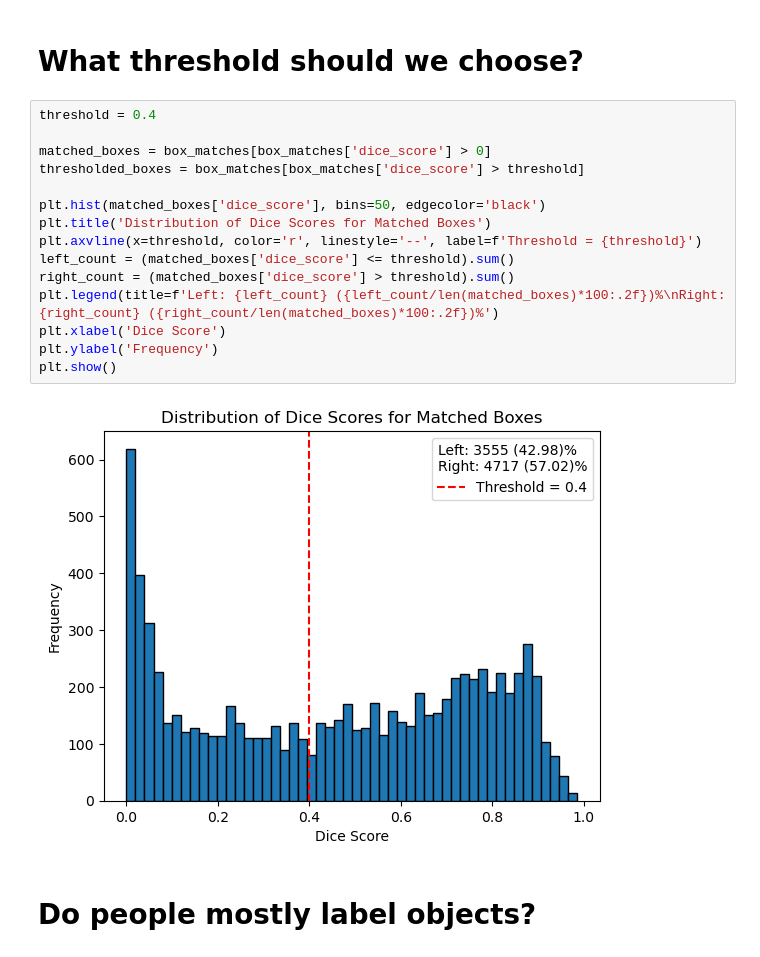
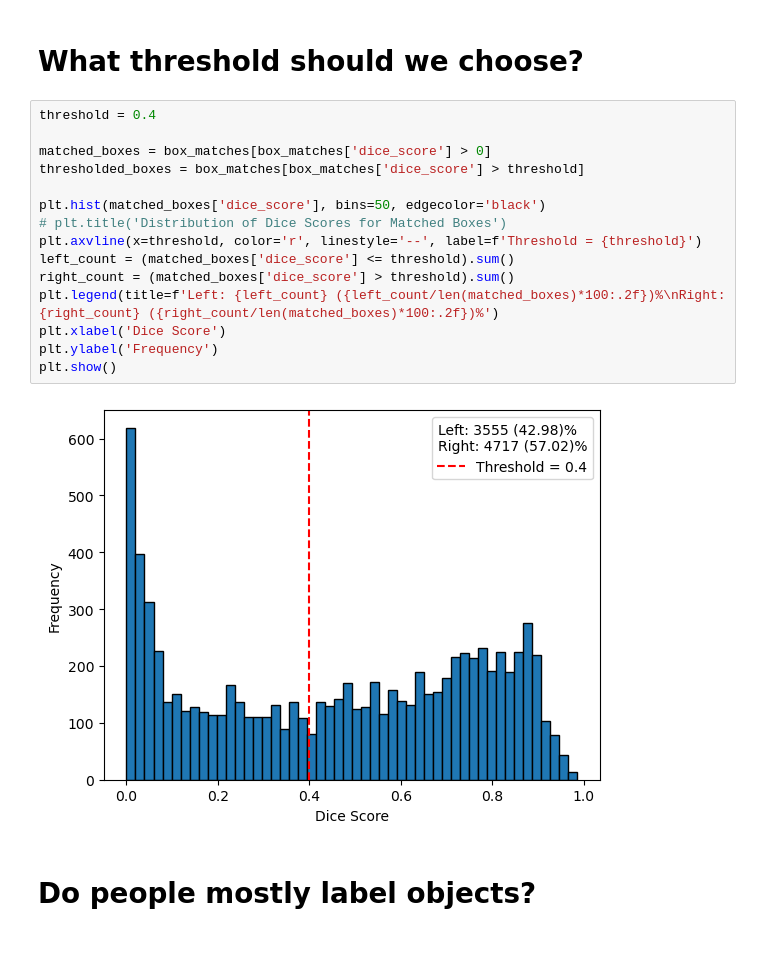
Before and after one commit to GMuradas99/Symmetry-Object-Detection-Analysis, a Jupyter notebook: object_detection_graphs.ipynb, the cells around one changed output. Drawn from its saved outputs; the diff is of its cells as text.

```diff
--- a/object_detection_graphs.ipynb
+++ b/object_detection_graphs.ipynb
@@ -128,20 +155,20 @@ plt.show()
 # %%
 threshold = 0.4
 
 matched_boxes = box_matches[box_matches['dice_score'] > 0]
 thresholded_boxes = box_matches[box_matches['dice_score'] > threshold]
 
 plt.hist(matched_boxes['dice_score'], bins=50, edgecolor='black')
-plt.title('Distribution of Dice Scores for Matched Boxes')
+# plt.title('Distribution of Dice Scores for Matched Boxes')
 plt.axvline(x=threshold, color='r', linestyle='--', label=f'Threshold = {threshold}')
 left_count = (matched_boxes['dice_score'] <= threshold).sum()
 right_count = (matched_boxes['dice_score'] > threshold).sum()
 plt.legend(title=f'Left: {left_count} ({left_count/len(matched_boxes)*100:.2f})%\nRight: {right_count} ({right_count/len(matched_boxes)*100:.2f})%')
 plt.xlabel('Dice Score')
 plt.ylabel('Frequency')
 plt.show()
 # %% [output]
-[figure, old version]
+[figure, new version]
 # %% [markdown]
 # Do people mostly label objects?
 # %% [markdown]
```
Also changed, not shown: parts of 6 cells of this notebook, 3 other files.
